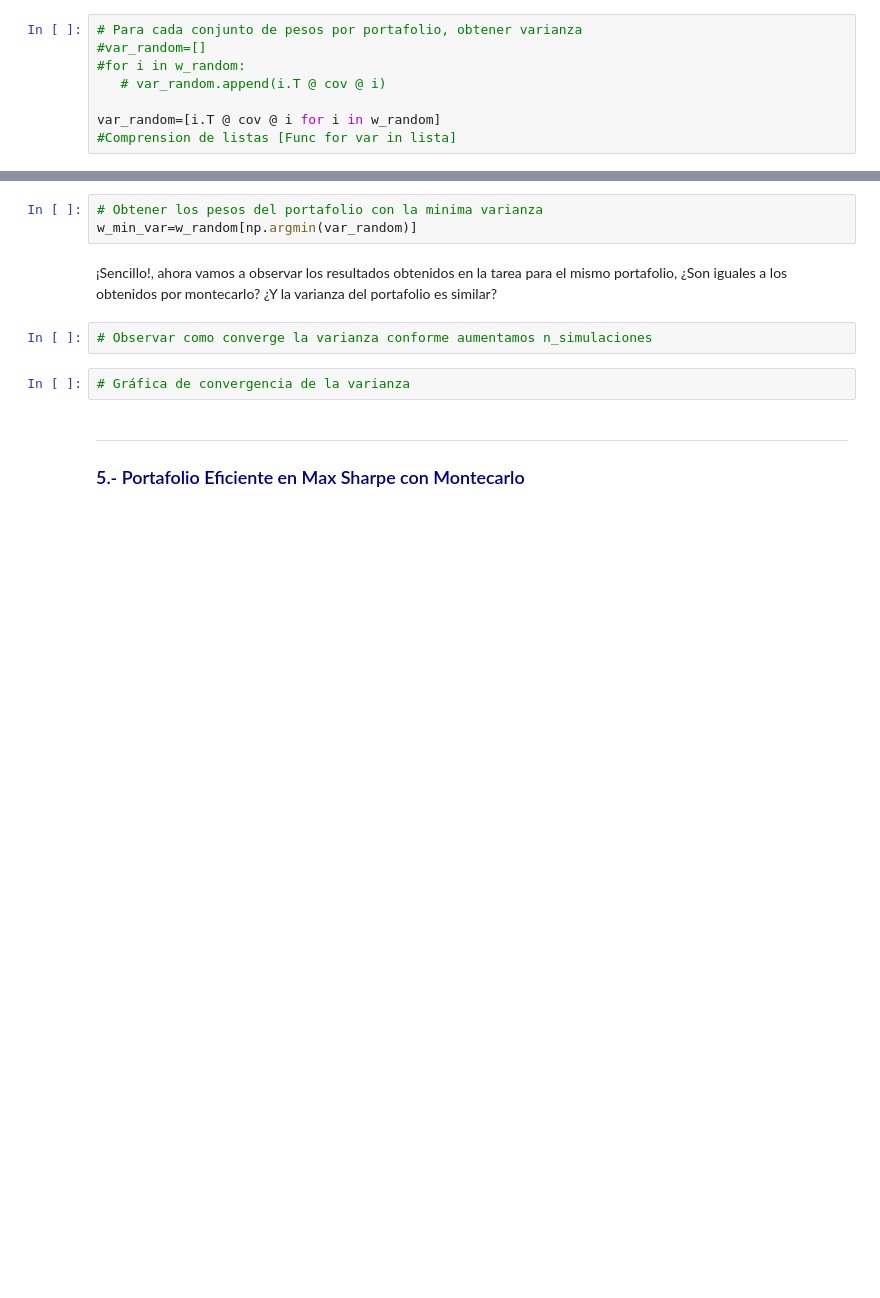
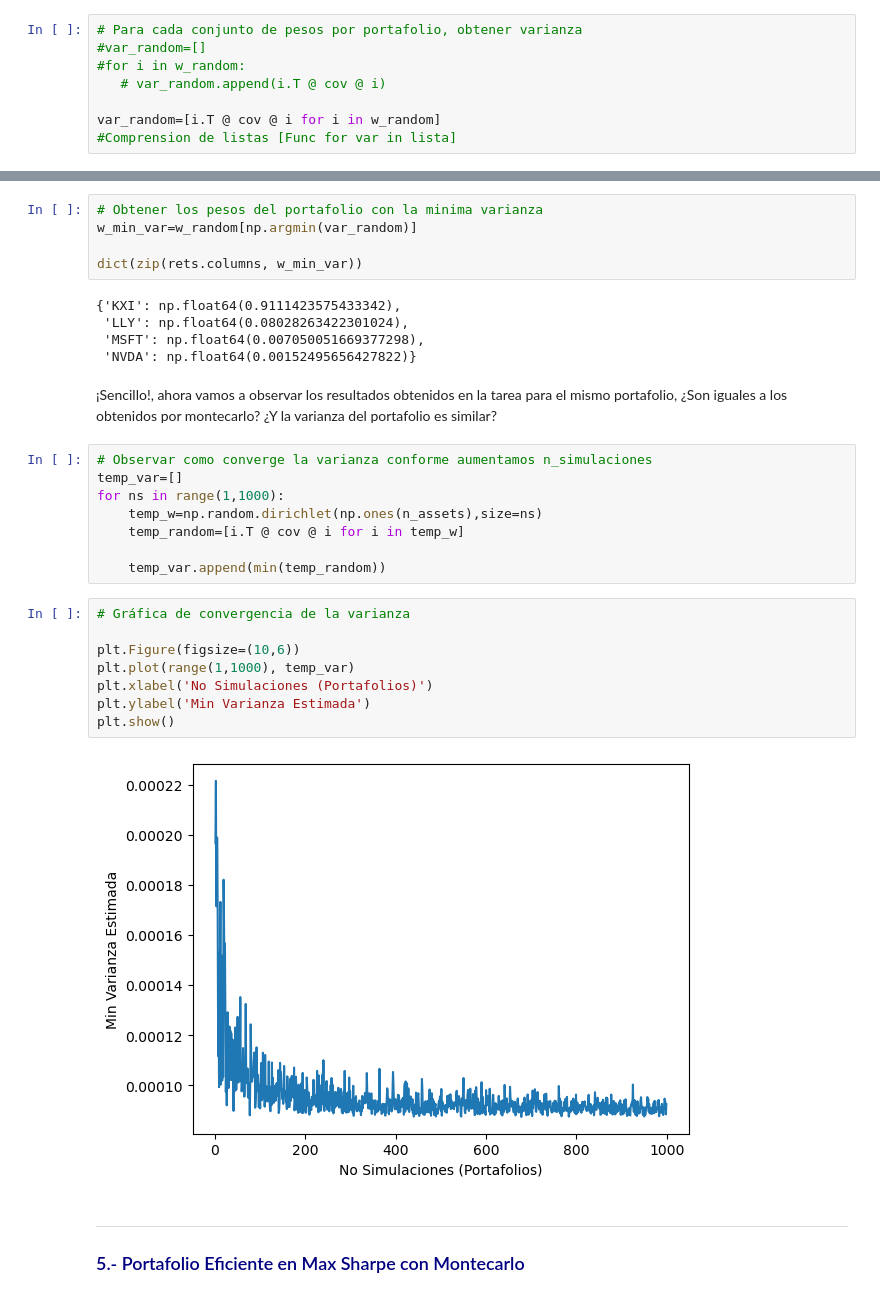
Before and after one commit to Mafergomezf/PORTAFOLIOS-DE-INVERSION, a Jupyter notebook: Modulo-2/13.- Optimización Montecarlo.ipynb, the cells around one changed output, grey strips where cells are left out. Cells and saved outputs as stored; diff of their text form; blank space fills up the shorter version.

```diff
--- a/Modulo-2/13.- Optimización Montecarlo.ipynb
+++ b/Modulo-2/13.- Optimización Montecarlo.ipynb
@@ -149,12 +149,33 @@ np.float64(8.744748907655788e-05)
 # %%
 # Obtener los pesos del portafolio con la minima varianza
 w_min_var=w_random[np.argmin(var_random)]
+
+dict(zip(rets.columns, w_min_var))
+# %% [output]
+{'KXI': np.float64(0.9111423575433342),
+ 'LLY': np.float64(0.08028263422301024),
+ 'MSFT': np.float64(0.007050051669377298),
+ 'NVDA': np.float64(0.00152495656427822)}
 # %% [markdown]
 ¡Sencillo!, ahora vamos a observar los resultados obtenidos en la tarea para el mismo portafolio, ¿Son iguales a los obtenidos por montecarlo? ¿Y la varianza del portafolio es similar?
-# %%
-# Observar como converge la varianza conforme aumentamos n_simulaciones
-# %%
-# Gráfica de convergencia de la varianza
+# %%
+# Observar como converge la varianza conforme aumentamos n_simulaciones
+temp_var=[]
+for ns in range(1,1000):
+    temp_w=np.random.dirichlet(np.ones(n_assets),size=ns)
+    temp_random=[i.T @ cov @ i for i in temp_w]
+
+    temp_var.append(min(temp_random))
+# %%
+# Gráfica de convergencia de la varianza
+
+plt.Figure(figsize=(10,6))
+plt.plot(range(1,1000), temp_var)
+plt.xlabel('No Simulaciones (Portafolios)')
+plt.ylabel('Min Varianza Estimada')
+plt.show()
+# %% [output]
+[figure, added]
 # %% [markdown]
 ---
 
```
Also changed, not shown: parts of 1 cell of this notebook.
